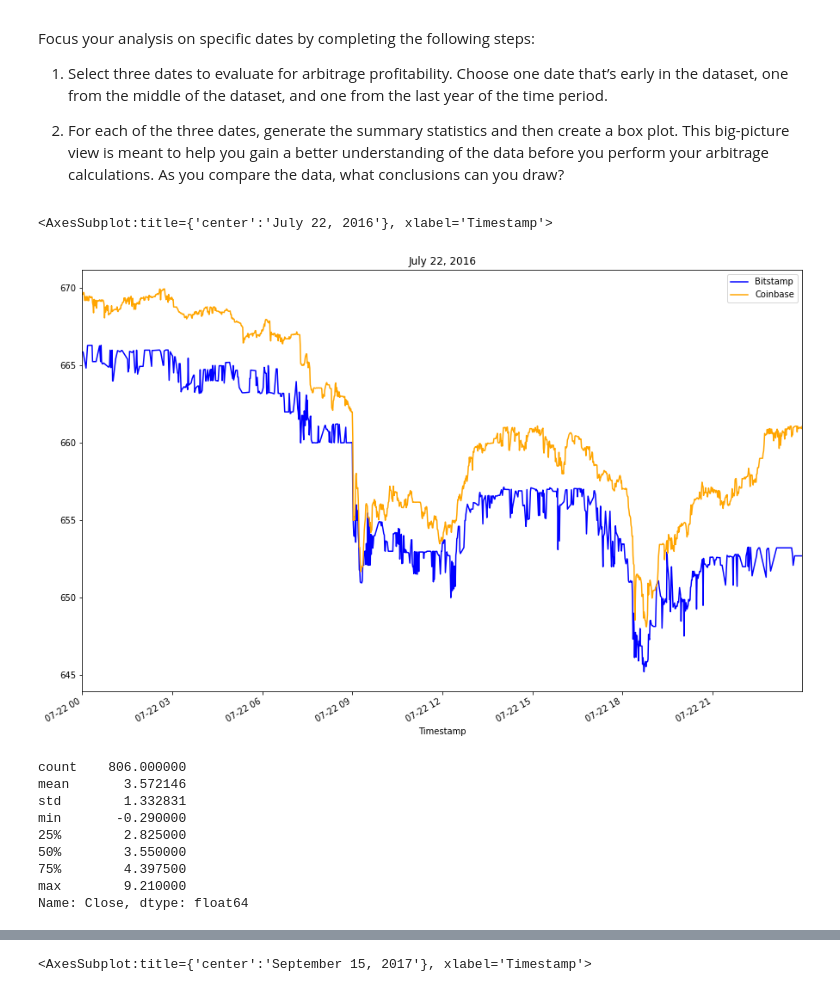
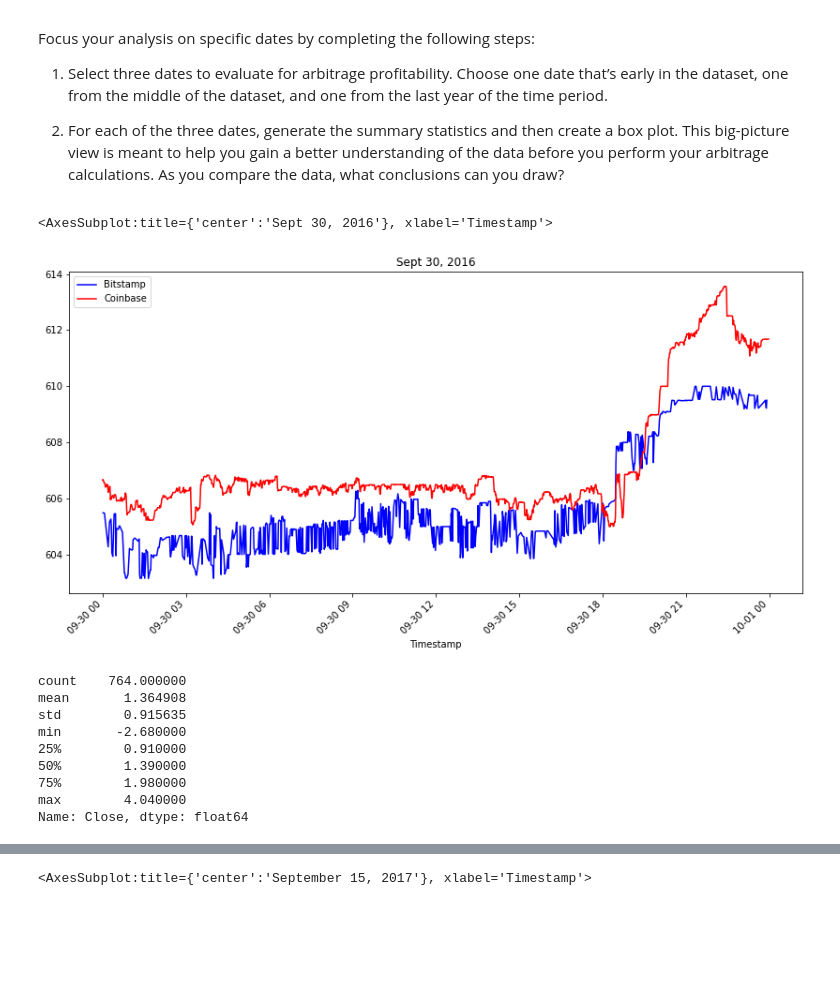
Before and after one commit to coronado212/bitcoin_arbitrage_analysis_3, a Jupyter notebook: crypto_arbitrage.ipynb, the cells around one changed output, grey strips where cells are left out. Cells and saved outputs as stored; diff of their text form; code cells hidden in the pictures; blank space fills up the shorter version.

```diff
--- a/crypto_arbitrage.ipynb
+++ b/crypto_arbitrage.ipynb
@@ -371,26 +367,29 @@ Focus your analysis on specific dates by completing the following steps:
 # %%
 # Create an overlay plot that visualizes the two dataframes over a period of one day early in the dataset
 # Be sure that the plots include the parameters `legend`, `figsize`, `title`, `color` and `label`
-# YOUR CODE HERE
+bitstamp_sliced.loc['2016-09-30'].plot(legend=True, figsize=(14, 7), rot=45, title="Sept 30, 2016", color="blue", label="Bitstamp")
+coinbase_sliced.loc['2016-09-30'].plot(legend=True, figsize=(14, 7), rot=45, color="red", label="Coinbase")
 # %% [output]
-<AxesSubplot:title={'center':'July 22, 2016'}, xlabel='Timestamp'>
+<AxesSubplot:title={'center':'Sept 30, 2016'}, xlabel='Timestamp'>
-[figure, old version]
+[figure, new version]
 # %%
 # Using the early date that you have selected, calculate the arbitrage spread
 # by subtracting the bitstamp lower closing prices from the coinbase higher closing prices
-arbitrage_spread_early = # YOUR CODE HERE
+bitstamp_closing_early = bitstamp_sliced.loc['2016-09-30']
+coinbase_closing_early = coinbase_sliced.loc['2016-09-30']
+arbitrage_spread_early = coinbase_closing_early - bitstamp_closing_early
 
 # Generate summary statistics for the early DataFrame
-# YOUR CODE HERE
+arbitrage_spread_early.describe()
 # %% [output]
-count    806.000000
-mean       3.572146
-std        1.332831
-min       -0.290000
-25%        2.825000
-50%        3.550000
-75%        4.397500
-max        9.210000
+count    764.000000
+mean       1.364908
+std        0.915635
+min       -2.680000
+25%        0.910000
+50%        1.390000
+75%        1.980000
+max        4.040000
 Name: Close, dtype: float64
 # %%
 # Visualize the arbitrage spread from early in the dataset in a box plot
```
Also changed, not shown: parts of 3 cells of this notebook.
